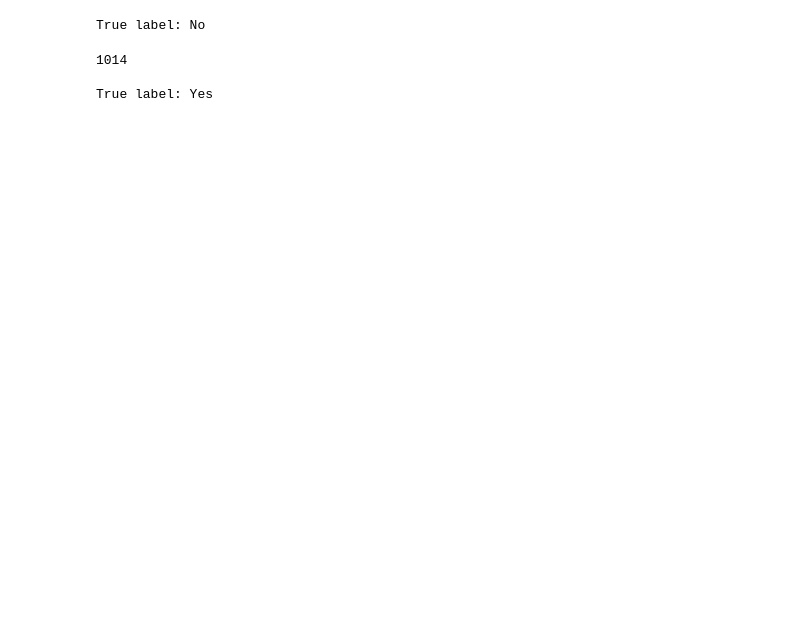
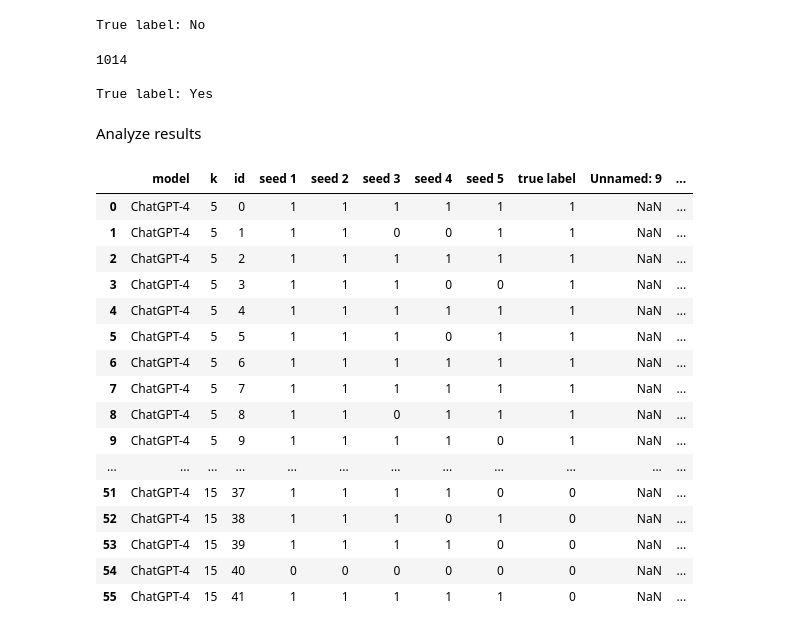
Before and after one commit to gkianfar/1234llm, a Jupyter notebook: load_llms.ipynb, the cells around one changed output. Cells and saved outputs as stored; diff of their text form; code cells hidden in the pictures; blank space fills up the shorter version.

Commit message:
15-shot results added for ChatGPT-4

```diff
--- a/load_llms.ipynb
+++ b/load_llms.ipynb
@@ -376,3 +375,29 @@ print(f'True label: {true_label}')
 1014
 
 True label: Yes
+# %% [markdown]
+Analyze results
+# %%
+import pandas as pd
+
+file_path = '/content/1234llm/results_in_context_learning.csv'
+results_df = pd.read_csv(file_path)
+results_df
+# %% [output]
+|  | model | k | id | seed 1 | seed 2 | seed 3 | seed 4 | seed 5 | true label | Unnamed: 9 | ... |
+| 0 | ChatGPT-4 | 5 | 0 | 1 | 1 | 1 | 1 | 1 | 1 | NaN | ... |
+| 1 | ChatGPT-4 | 5 | 1 | 1 | 1 | 0 | 0 | 1 | 1 | NaN | ... |
+| 2 | ChatGPT-4 | 5 | 2 | 1 | 1 | 1 | 1 | 1 | 1 | NaN | ... |
+| 3 | ChatGPT-4 | 5 | 3 | 1 | 1 | 1 | 0 | 0 | 1 | NaN | ... |
+| 4 | ChatGPT-4 | 5 | 4 | 1 | 1 | 1 | 1 | 1 | 1 | NaN | ... |
+| 5 | ChatGPT-4 | 5 | 5 | 1 | 1 | 1 | 0 | 1 | 1 | NaN | ... |
+| 6 | ChatGPT-4 | 5 | 6 | 1 | 1 | 1 | 1 | 1 | 1 | NaN | ... |
+| 7 | ChatGPT-4 | 5 | 7 | 1 | 1 | 1 | 1 | 1 | 1 | NaN | ... |
+| 8 | ChatGPT-4 | 5 | 8 | 1 | 1 | 0 | 1 | 1 | 1 | NaN | ... |
+| 9 | ChatGPT-4 | 5 | 9 | 1 | 1 | 1 | 1 | 0 | 1 | NaN | ... |
+| ... | ... | ... | ... | ... | ... | ... | ... | ... | ... | ... | ... |
+| 51 | ChatGPT-4 | 15 | 37 | 1 | 1 | 1 | 1 | 0 | 0 | NaN | ... |
+| 52 | ChatGPT-4 | 15 | 38 | 1 | 1 | 1 | 0 | 1 | 0 | NaN | ... |
+| 53 | ChatGPT-4 | 15 | 39 | 1 | 1 | 1 | 1 | 0 | 0 | NaN | ... |
+| 54 | ChatGPT-4 | 15 | 40 | 0 | 0 | 0 | 0 | 0 | 0 | NaN | ... |
+| 55 | ChatGPT-4 | 15 | 41 | 1 | 1 | 1 | 1 | 1 | 0 | NaN | ... |
```
Also changed, not shown: parts of 8 cells of this notebook.
